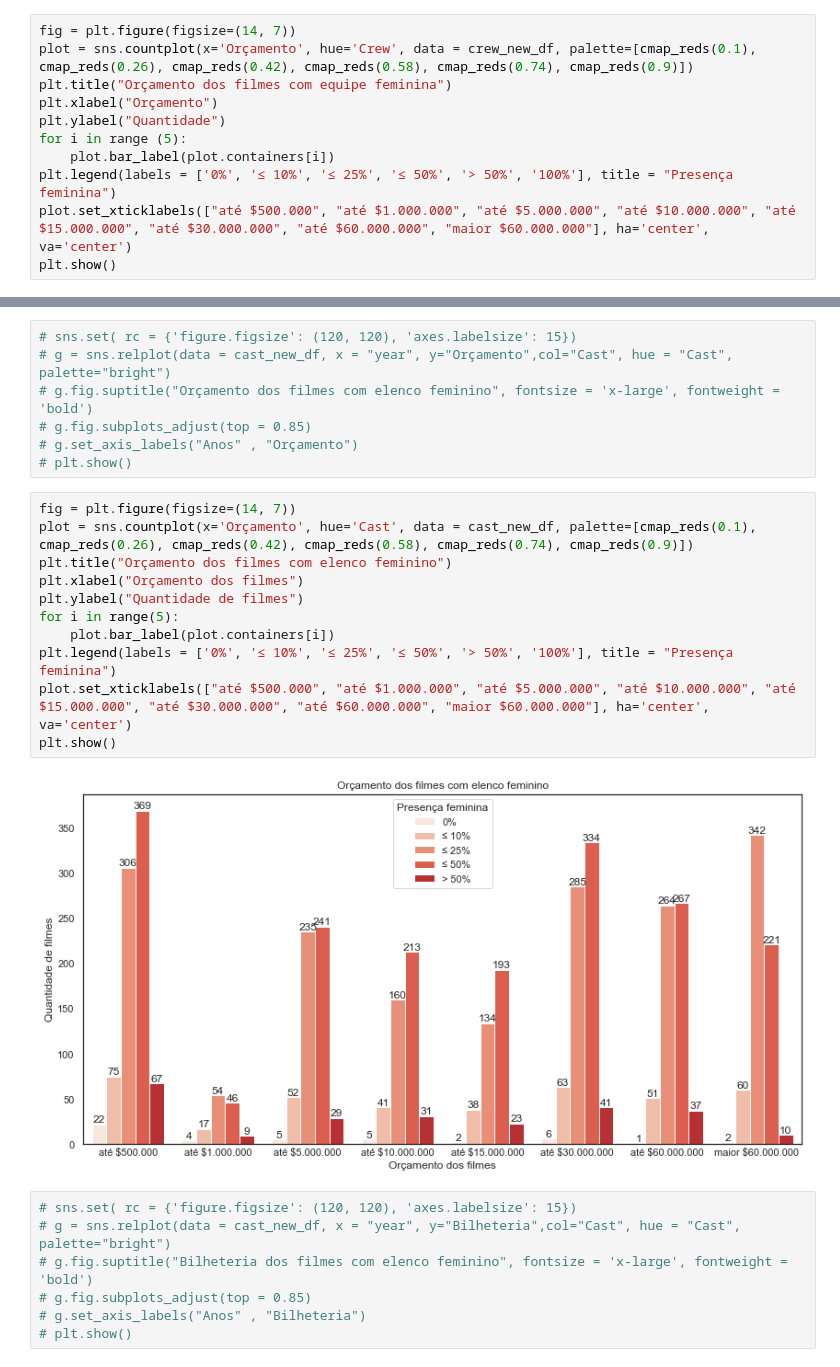
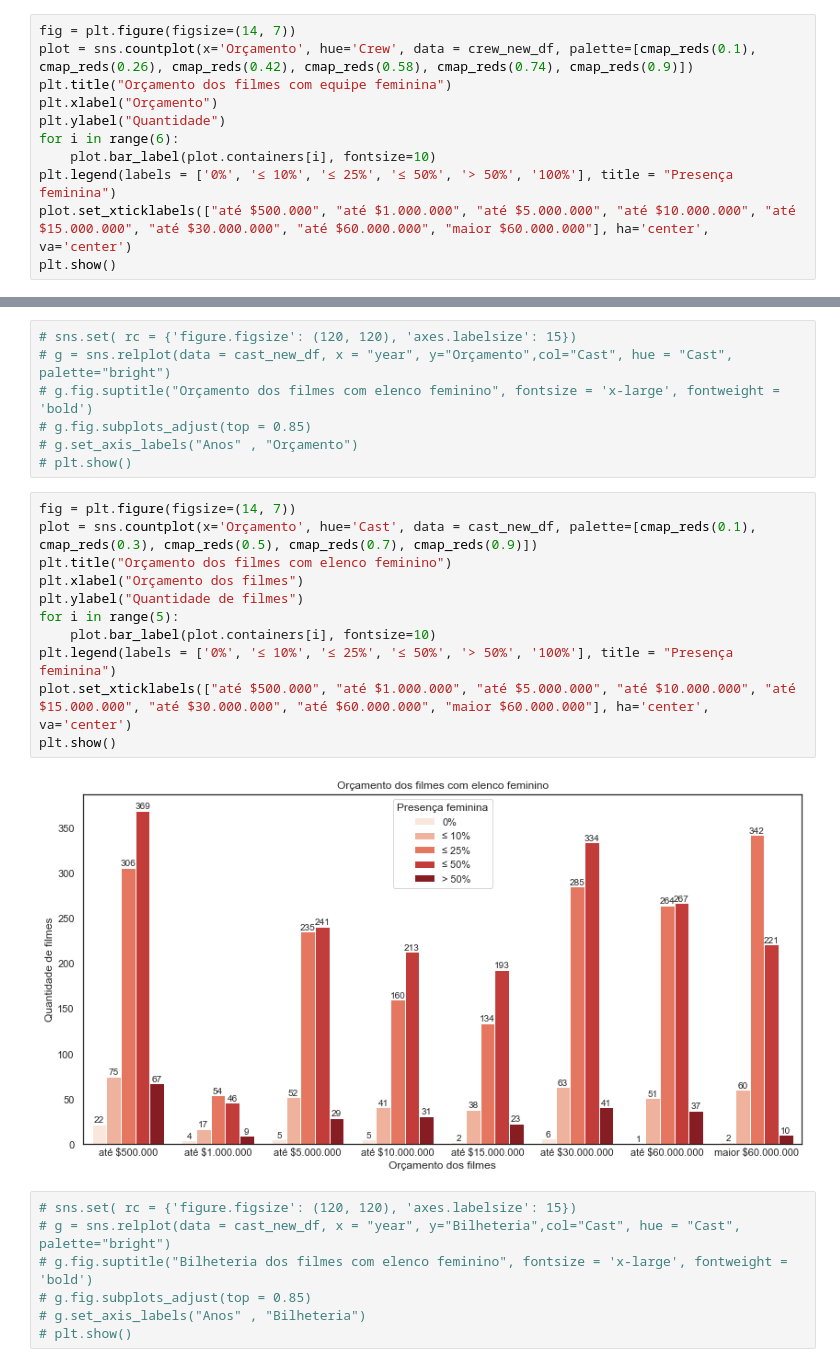
Before and after one commit to vinifm/puc_bechdel, a Jupyter notebook: main.ipynb, the cells around one changed output, grey strips where cells are left out. Saved outputs shown, nothing was run; the diff lists cells and outputs as text.

```diff
--- a/main.ipynb
+++ b/main.ipynb
@@ -699,8 +699,8 @@ plot = sns.countplot(x='Orçamento', hue='Crew', data = crew_new_df, palette=[cm
 plt.title("Orçamento dos filmes com equipe feminina")
 plt.xlabel("Orçamento")
 plt.ylabel("Quantidade")
-for i in range (5):
-    plot.bar_label(plot.containers[i])
+for i in range(6):
+    plot.bar_label(plot.containers[i], fontsize=10)
 plt.legend(labels = ['0%', '≤ 10%', '≤ 25%', '≤ 50%', '> 50%', '100%'], title = "Presença feminina")
 plot.set_xticklabels(["até $500.000", "até $1.000.000", "até $5.000.000", "até $10.000.000", "até $15.000.000", "até $30.000.000", "até $60.000.000", "maior $60.000.000"], ha='center', va='center')
 plt.show()
@@ -785,17 +785,17 @@ for index, row in cast_new_df.iterrows():
 # plt.show()
 # %%
 fig = plt.figure(figsize=(14, 7))
-plot = sns.countplot(x='Orçamento', hue='Cast', data = cast_new_df, palette=[cmap_reds(0.1), cmap_reds(0.26), cmap_reds(0.42), cmap_reds(0.58), cmap_reds(0.74), cmap_reds(0.9)])
+plot = sns.countplot(x='Orçamento', hue='Cast', data = cast_new_df, palette=[cmap_reds(0.1), cmap_reds(0.3), cmap_reds(0.5), cmap_reds(0.7), cmap_reds(0.9)])
 plt.title("Orçamento dos filmes com elenco feminino")
 plt.xlabel("Orçamento dos filmes")
 plt.ylabel("Quantidade de filmes")
 for i in range(5):
-    plot.bar_label(plot.containers[i])
+    plot.bar_label(plot.containers[i], fontsize=10)
 plt.legend(labels = ['0%', '≤ 10%', '≤ 25%', '≤ 50%', '> 50%', '100%'], title = "Presença feminina")
 plot.set_xticklabels(["até $500.000", "até $1.000.000", "até $5.000.000", "até $10.000.000", "até $15.000.000", "até $30.000.000", "até $60.000.000", "maior $60.000.000"], ha='center', va='center')
 plt.show()
 # %% [output]
-[figure, old version]
+[figure, new version]
 # %%
 # sns.set( rc = {'figure.figsize': (120, 120), 'axes.labelsize': 15})
 # g = sns.relplot(data = cast_new_df, x = "year", y="Bilheteria",col="Cast", hue = "Cast", palette="bright")
```
